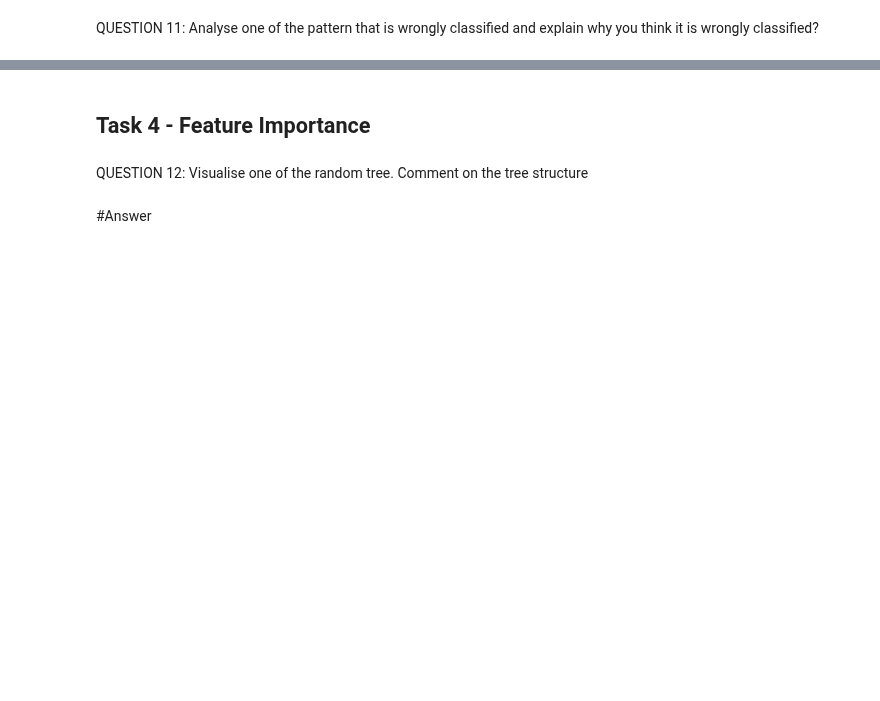
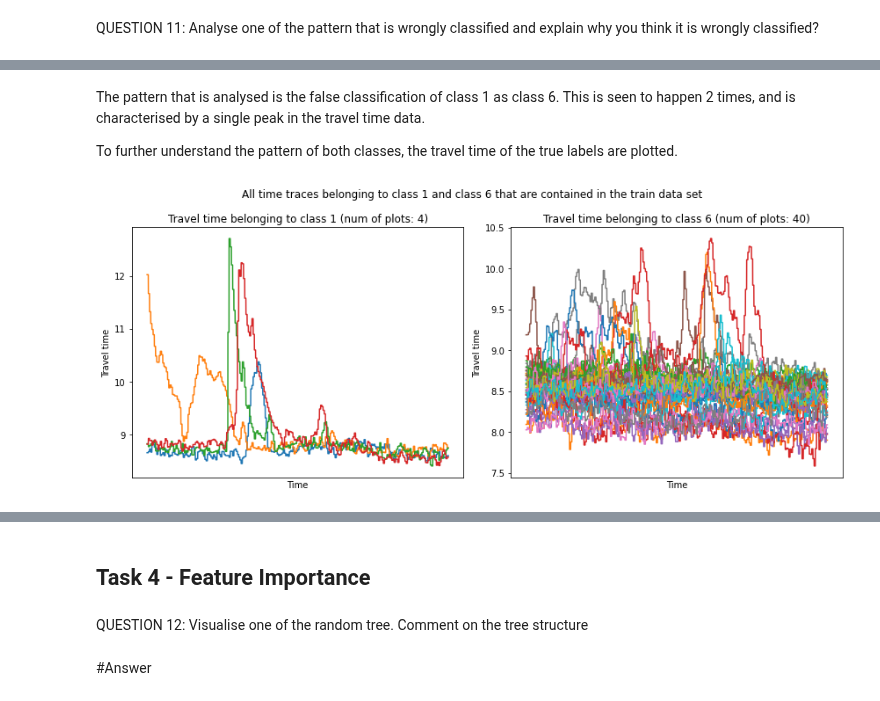
Before and after one commit to tamarvooijs/Applied-Machine-Learning, a Jupyter notebook: Week3/Assignment3_16.ipynb, the cells around one changed output, grey strips where cells are left out. Saved outputs shown, nothing was run; the diff lists cells and outputs as text; code cells hidden in the pictures; blank space fills up the shorter version.

```diff
--- a/Week3/Assignment3_16.ipynb
+++ b/Week3/Assignment3_16.ipynb
@@ -351,0 +396,25 @@ QUESTION 11: Analyse one of the pattern that is wrongly classified and explain w
+# %% [markdown]
+The pattern that is analysed is the false classification of class 1 as class 6. This is seen to happen 2 times, and is characterised by a single peak in the travel time data.
+
+To further understand the pattern of both classes, the travel time of the true labels are plotted.
+# %%
+classes = [1, 6]
+
+fig, axes = plt.subplots(1, 2, figsize=(12, 5))
+fig.suptitle('All time traces belonging to class 1 and class 6 that are contained in the train data set')
+for i, class_ in enumerate(classes):
+    class_data = (y_train == class_)
+    class_index = class_data[class_data].index.to_list()
+
+    for j in class_index:
+        axes[i].plot(dataset.loc[j, X_var])
+
+    axes[i].set_title(f'Travel time belonging to class {class_} (num of plots: {class_data.sum()})')
+    axes[i].set_xticks([])
+    axes[i].set_xlabel('Time')
+    axes[i].set_ylabel('Travel time')
+
+plt.tight_layout()
+plt.show()
+# %% [output]
+[figure, added]
```
Also changed, not shown: parts of 26 cells of this notebook.
